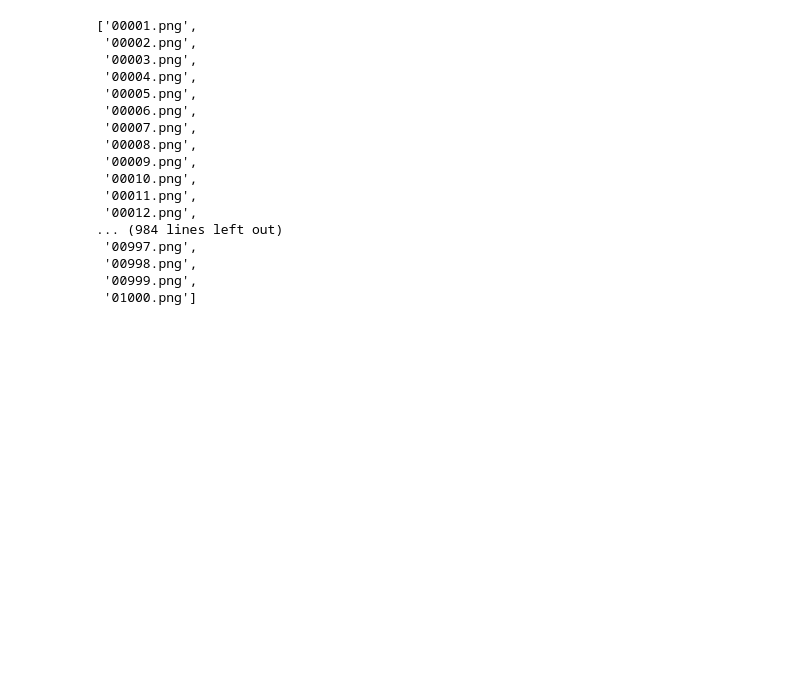
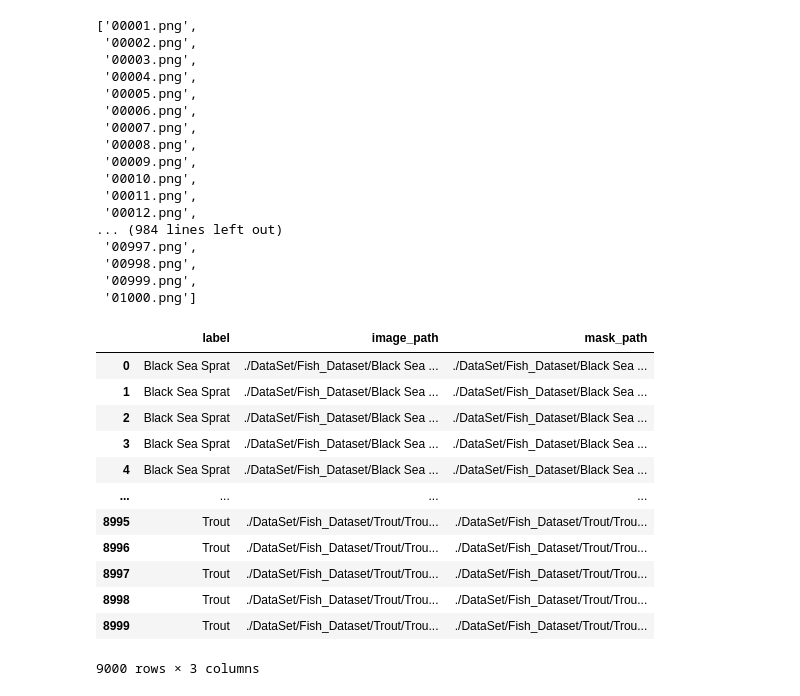
Before and after one commit to amirhosein-ziaei/Semantic_Segmentation_U-Net, a Jupyter notebook: Fish_Semantic_Segmentation_By_U-Net.ipynb, the cells around one changed output. Drawn from its saved outputs; the diff is of its cells as text; code cells hidden in the pictures; blank space fills up the shorter version.

```diff
--- a/Fish_Semantic_Segmentation_By_U-Net.ipynb
+++ b/Fish_Semantic_Segmentation_By_U-Net.ipynb
@@ -94,0 +106,16 @@ def get_images_path(base_path: str, labels_list: List[str], ids_list: List[str])
+# %%
+display(dataframe)
+# %% [output]
+|  | label | image_path | mask_path |
+| 0 | Black Sea Sprat | ./DataSet/Fish_Dataset/Black Sea ... | ./DataSet/Fish_Dataset/Black Sea ... |
+| 1 | Black Sea Sprat | ./DataSet/Fish_Dataset/Black Sea ... | ./DataSet/Fish_Dataset/Black Sea ... |
+| 2 | Black Sea Sprat | ./DataSet/Fish_Dataset/Black Sea ... | ./DataSet/Fish_Dataset/Black Sea ... |
+| 3 | Black Sea Sprat | ./DataSet/Fish_Dataset/Black Sea ... | ./DataSet/Fish_Dataset/Black Sea ... |
+| 4 | Black Sea Sprat | ./DataSet/Fish_Dataset/Black Sea ... | ./DataSet/Fish_Dataset/Black Sea ... |
+| ... | ... | ... | ... |
+| 8995 | Trout | ./DataSet/Fish_Dataset/Trout/Trou... | ./DataSet/Fish_Dataset/Trout/Trou... |
+| 8996 | Trout | ./DataSet/Fish_Dataset/Trout/Trou... | ./DataSet/Fish_Dataset/Trout/Trou... |
+| 8997 | Trout | ./DataSet/Fish_Dataset/Trout/Trou... | ./DataSet/Fish_Dataset/Trout/Trou... |
+| 8998 | Trout | ./DataSet/Fish_Dataset/Trout/Trou... | ./DataSet/Fish_Dataset/Trout/Trou... |
+| 8999 | Trout | ./DataSet/Fish_Dataset/Trout/Trou... | ./DataSet/Fish_Dataset/Trout/Trou... |
+9000 rows × 3 columns
```
Also changed, not shown: parts of 3 cells of this notebook, 2 other files.
